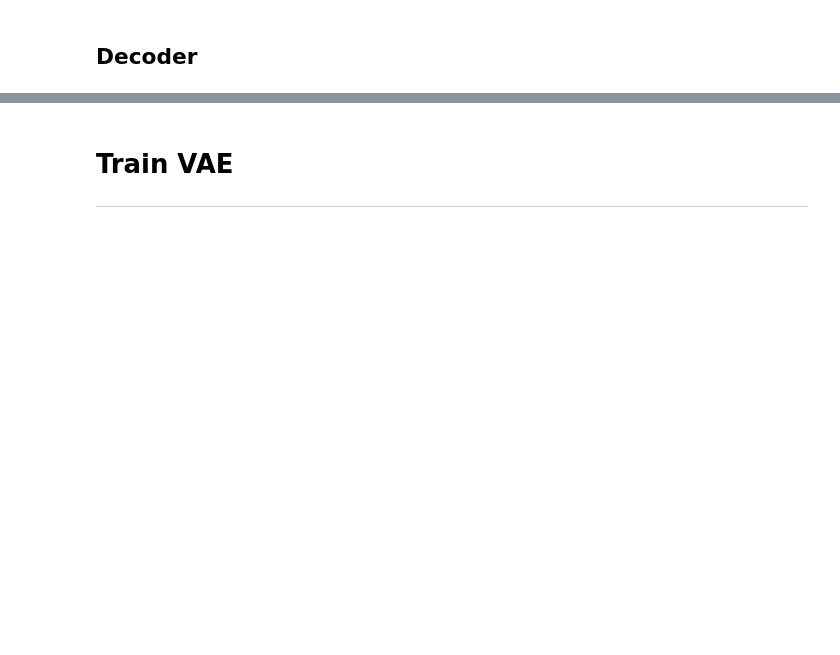
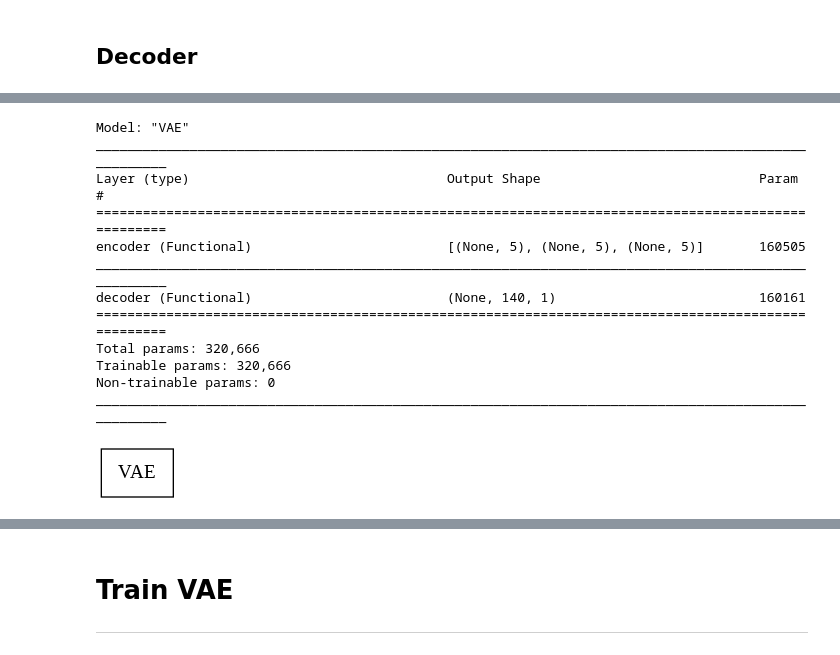
Before and after one commit to nina-prog/sem-data-analysis-VAE, a Jupyter notebook: VAE_v2.0.ipynb, the cells around one changed output, grey strips where cells are left out. Saved outputs shown, nothing was run; the diff lists cells and outputs as text; code cells hidden in the pictures; blank space fills up the shorter version.

```diff
--- a/VAE_v2.0.ipynb
+++ b/VAE_v2.0.ipynb
@@ -264 +275,21 @@ _________________________________________________________________
+# %%
+vae = VAE(encoder, decoder, name="VAE")
+
+vae.build(input_shape)
+vae.summary(line_length=100)
+plot_model(vae, show_shapes=True, to_file='reconstruct_lstm_variational_autoencoder.png')
+# %% [output]
+Model: "VAE"
+____________________________________________________________________________________________________
+Layer (type)                                 Output Shape                            Param #
+====================================================================================================
+encoder (Functional)                         [(None, 5), (None, 5), (None, 5)]       160505
+____________________________________________________________________________________________________
+decoder (Functional)                         (None, 140, 1)                          160161
+====================================================================================================
+Total params: 320,666
+Trainable params: 320,666
+Non-trainable params: 0
+____________________________________________________________________________________________________
+[figure, added]
 # %%
```
Also changed, not shown: parts of 22 cells of this notebook.
